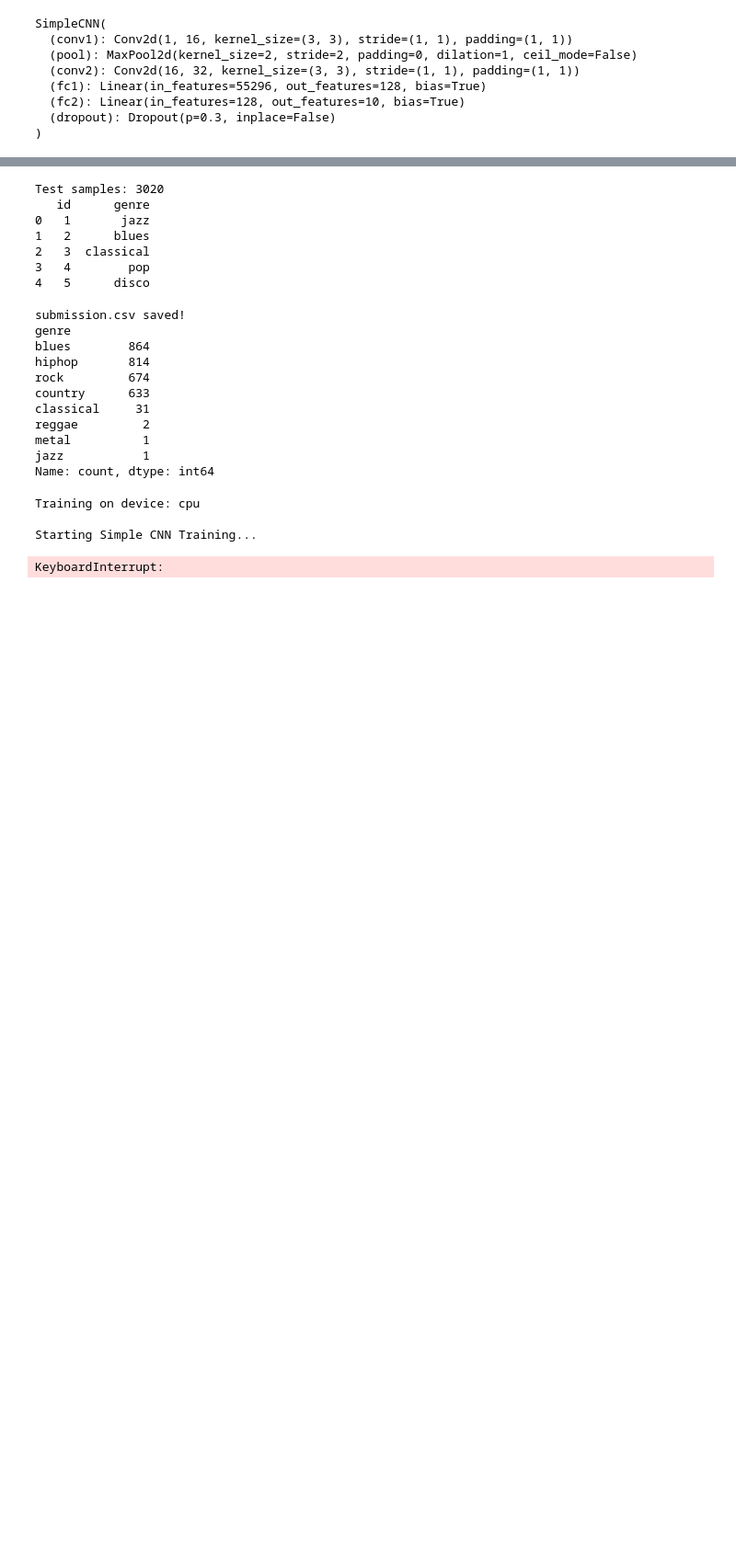
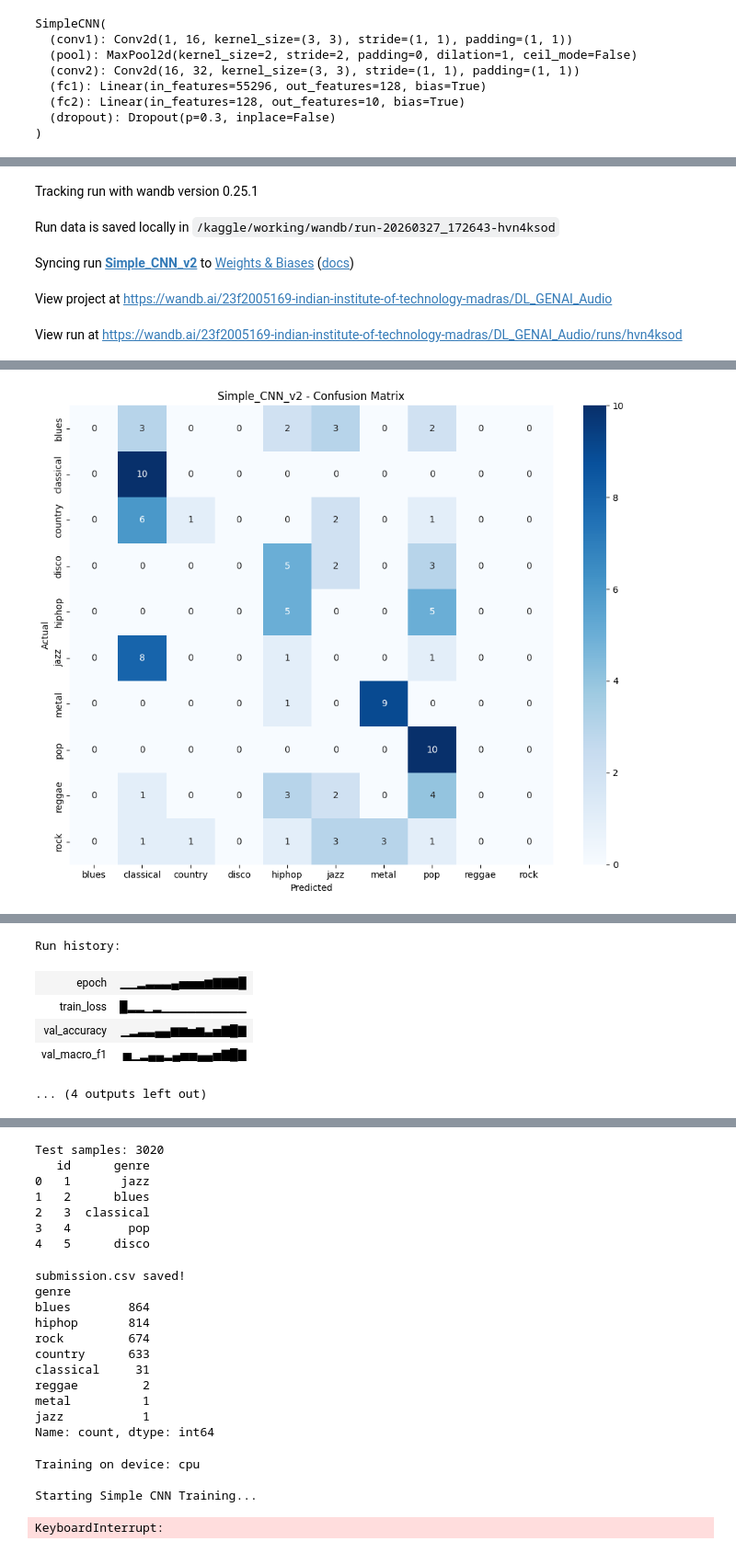
Before and after one commit to 23f2005169/DL-23f2005169-notebook-t12026, a Jupyter notebook: kaggle_notebook.ipynb, the cells around one changed output, grey strips where cells are left out. Shown at 92% size. Saved outputs shown, nothing was run; the diff lists cells and outputs as text; code cells hidden in the pictures; blank space fills up the shorter version.

Commit message:
training cnn with 5 epochs and 50 songs

```diff
--- a/kaggle_notebook.ipynb
+++ b/kaggle_notebook.ipynb
@@ -247,3 +226,70 @@ SimpleCNN(
   (fc2): Linear(in_features=128, out_features=10, bias=True)
   (dropout): Dropout(p=0.3, inplace=False)
 )
+# %%
+device = torch.device('cuda' if torch.cuda.is_available() else 'cpu')
+print(f'Training on device: {device}')
+
+def train_eval_model(model, run_name, t_loader, v_loader, epochs=5, lr=0.001):
+    model = model.to(device)
+    criterion = nn.CrossEntropyLoss()
+    optimizer = optim.Adam(model.parameters(), lr=lr)
+
+    # Initialize W&B Run
+    wandb.init(project='DL_GENAI_Audio', name=run_name,
+               config={'lr': lr, 'epochs': epochs, 'num_classes': NUM_CLASSES})
+
+    for epoch in range(epochs):
+        model.train()
+        train_loss = 0.0
+        for batch in t_loader:
+            inputs = batch['mel_spectrogram'].to(device)
+            labels = batch['label'].to(device)
+
+            optimizer.zero_grad()
+            outputs = model(inputs)
+            loss = criterion(outputs, labels)
+            loss.backward()
+            optimizer.step()
+            train_loss += loss.item()
+
+        # Validation Phase
+        model.eval()
+        all_preds, all_labels = [], []
+        with torch.no_grad():
+            for batch in v_loader:
+                inputs = batch['mel_spectrogram'].to(device)
+                labels = batch['label'].to(device)
+                outputs = model(inputs)
+                _, preds = torch.max(outputs, 1)
+                all_preds.extend(preds.cpu().numpy())
+                all_labels.extend(labels.cpu().numpy())
+
+        acc    = accuracy_score(all_labels, all_preds)
+        mac_f1 = f1_score(all_labels, all_preds, average='macro')
+
+        print(f'Epoch {epoch+1}/{epochs} | Loss: {train_loss/len(t_loader):.4f} | Val Acc: {acc:.4f} | Val Macro F1: {mac_f1:.4f}')
+
+        # Log to W&B
+        wandb.log({'epoch': epoch+1,
+                   'train_loss': train_loss/len(t_loader),
+                   'val_accuracy': acc,
+                   'val_macro_f1': mac_f1})
+
+    # Confusion Matrix
+    cm = confusion_matrix(all_labels, all_preds)
+    plt.figure(figsize=(10, 8))
+    sns.heatmap(cm, annot=True, fmt='d', cmap='Blues',
+                xticklabels=GENRES, yticklabels=GENRES)
+    plt.title(f'{run_name} - Confusion Matrix')
+    plt.xlabel('Predicted')
+    plt.ylabel('Actual')
+    plt.tight_layout()
+    plt.show()
+
+    wandb.finish()
+    return model
+
+print('\nStarting Simple CNN Training...')
+cnn_model = train_eval_model(cnn_model, 'Simple_CNN_v2', train_loader, val_loader, epochs=15 , lr=0.0001)
+# %% [output]
@@ -249,0 +300,5 @@ SimpleCNN(
+Tracking run with wandb version 0.25.1
+Run data is saved locally in /kaggle/working/wandb/run-20260327_172643-hvn4ksod
+Syncing run Simple_CNN_v2 to Weights & Biases (docs)
+View project at https://wandb.ai/23f2005169-indian-institute-of-technology-madras/DL_GENAI_Audio
+View run at https://wandb.ai/23f2005169-indian-institute-of-technology-madras/DL_GENAI_Audio/runs/hvn4ksod
@@ -249,0 +320 @@ SimpleCNN(
+[figure, added]
@@ -249,0 +322,6 @@ SimpleCNN(
+Run history:
+| epoch | ▁▁▂▃▃▃▄▅▅▅▆▇▇▇█ |
+| train_loss | █▂▂▁▂▁▁▁▁▁▁▁▁▁▁ |
+| val_accuracy | ▁▂▃▃▄▄▆▆▅▆▃▅▇█▇ |
+| val_macro_f1 | ▅▁▂▄▄▂▄▅▅▄▄▅▇█▇ |
+... (4 outputs left out)
```
Also changed, not shown: parts of 16 cells of this notebook.
